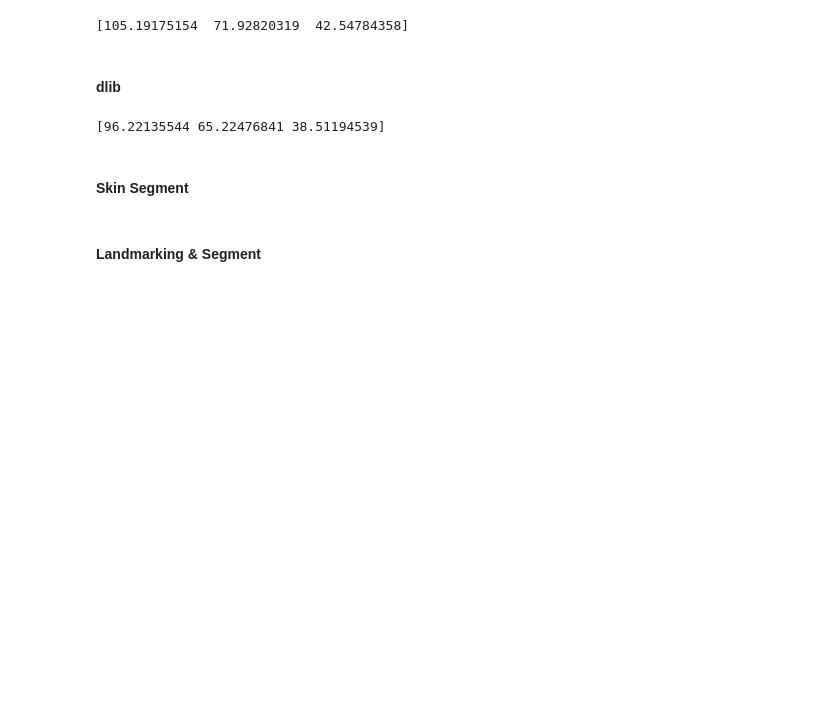
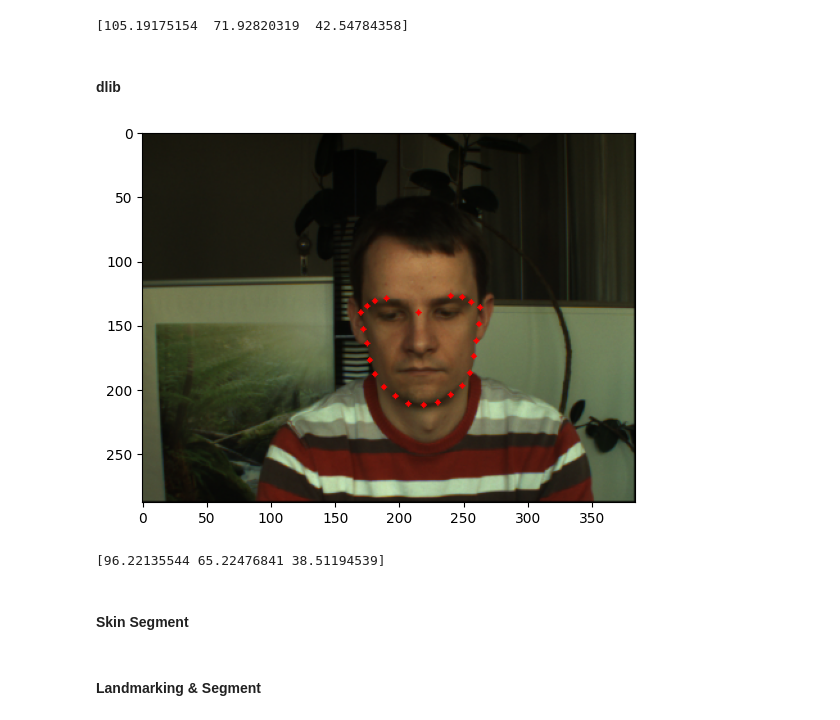
Before and after one commit to Ren1100/remote-PPG, a Jupyter notebook: test.ipynb, the cells around one changed output. Cells and saved outputs as stored; diff of their text form; code cells hidden in the pictures; blank space fills up the shorter version.

```diff
--- a/test.ipynb
+++ b/test.ipynb
@@ -194,34 +194,35 @@ while i_cnt >= idx_frame_start and i_cnt <= idx_frame_end:
 
         # Get the number of face pixels
         n_facepixels = np.sum(mask // 255)
 
         for i in outer_face_indices:
             x = landmarks.part(i).x
             y = landmarks.part(i).y
             cv2.circle(resized_frame, (x, y), 2, (0, 0, 255), -1)
 
         # Display the masked face result
         frame_toshow = cv2.cvtColor(resized_frame, cv2.COLOR_BGR2RGB)
         plt.imshow(frame_toshow)
         plt.show()
 
         # If face pixels are found, calculate the mean RGB values in the face region
         if n_facepixels > 0:
             mean_r = np.sum(masked_face[:, :, 2]) / n_facepixels
             mean_g = np.sum(masked_face[:, :, 1]) / n_facepixels
             mean_b = np.sum(masked_face[:, :, 0]) / n_facepixels
 
             if f_cnt == 0:
                 mean_rgb = np.array([mean_r, mean_g, mean_b])
                 print(mean_rgb)
             else:
                 mean_rgb = np.vstack((mean_rgb, np.array([mean_r, mean_g, mean_b])))
 
     # Increment frame counters
-    # break
+    break
     f_cnt += 1
     i_cnt += 1
 # %% [output]
+[figure, added]
 [96.22135544 65.22476841 38.51194539]
 # %% [markdown]
 #### Skin Segment
```
Also changed, not shown: parts of 5 cells of this notebook, 1 other file.
